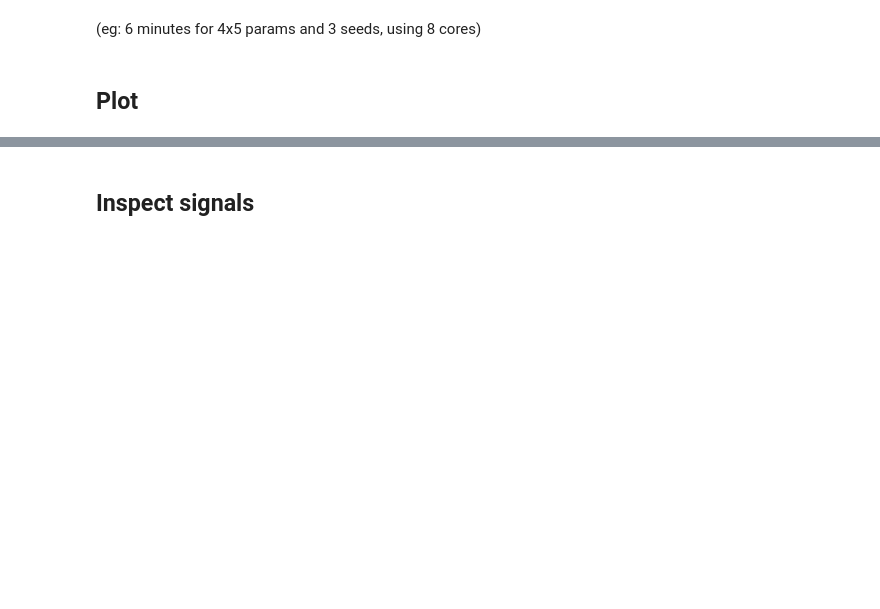
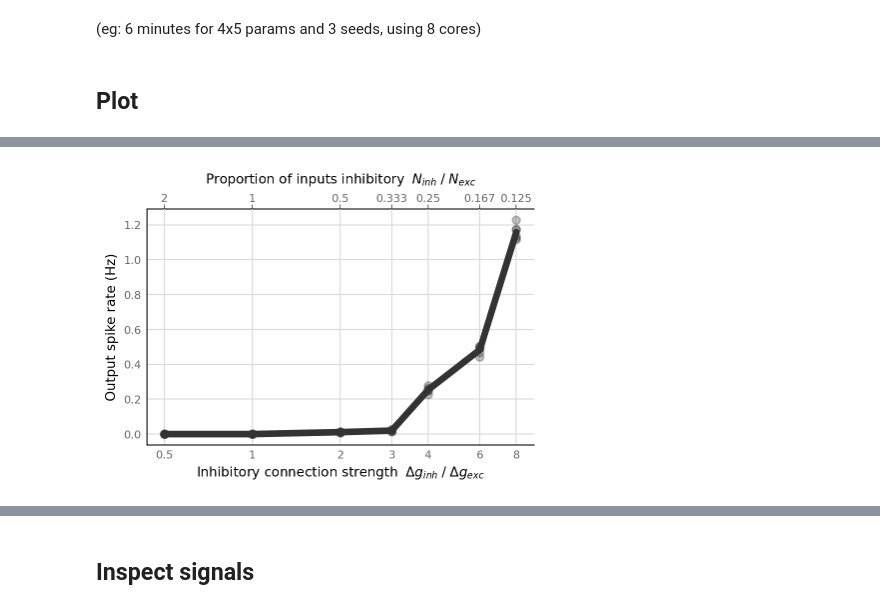
Before and after one commit to tfiers/phd, a Jupyter notebook: notebooks/2021-11-11__vary_both_inh_strength_and_proportion.ipynb, the cells around one changed output, grey strips where cells are left out. Saved outputs shown, nothing was run; the diff lists cells and outputs as text; code cells hidden in the pictures; blank space fills up the shorter version.

```diff
--- a/notebooks/2021-11-11__vary_both_inh_strength_and_proportion.ipynb
+++ b/notebooks/2021-11-11__vary_both_inh_strength_and_proportion.ipynb
@@ -171,0 +200,41 @@ fig.suptitle("Maximum values", y=0.71);
+# %%
+def plot_dots_and_mean(data, ax, x, c="0.2", label=None, ms=6, lw=5):
+    ax.plot(x, data, "o", alpha=0.3, c=c, ms=ms)
+    ax.plot(x, np.mean(data, axis=-1), "-", c=c, label=label, lw=lw)
+
+smaller = dict(ms=4, lw=3);
+# %%
+def make_inv_ratio_ax():
+    fig, ax = plt.subplots()
+
+    ax.set_xscale('log')
+    ax.set_xticks(dgsyn_IE_ratios_diag)
+    ax.set_xticklabels(f"{r:g}" for r in dgsyn_IE_ratios_diag)
+
+    ax.set_xlabel("Inhibitory connection strength $\; Δg_{inh} \; / \; Δg_{exc}$")
+
+    # https://matplotlib.org/stable/gallery/subplots_axes_and_figures/secondary_axis.html
+    def one_over(x):
+        x = np.array(x).astype(float)
+        near_zero = np.isclose(x, 0)
+        x[near_zero] = np.inf
+        x[~near_zero] = 1 / x[~near_zero]
+        return x
+
+    sax = ax.secondary_xaxis("top", functions=(one_over, one_over))
+
+    N_IE_ratios_diag = 1 / dgsyn_IE_ratios_diag
+    sax.set_xticks(N_IE_ratios_diag)
+    sax.set_xticks([], minor=True)
+    sax.set_xticklabels(f"{r:.3g}" for r in N_IE_ratios_diag)
+    sax.set_xlabel("Proportion of inputs inhibitory $\; N_{inh} \; / \; N_{exc}$", labelpad=8)
+
+    return fig, ax
+
+plot = partial(plot_dots_and_mean, x=dgsyn_IE_ratios_diag);
+# %%
+fig, ax = make_inv_ratio_ax()
+plot(output_spike_rate, ax)
+ax.set_ylabel("Output spike rate (Hz)");
+# %% [output]
+[figure, added]
```
Also changed, not shown: parts of 37 cells of this notebook, 7 other files.
